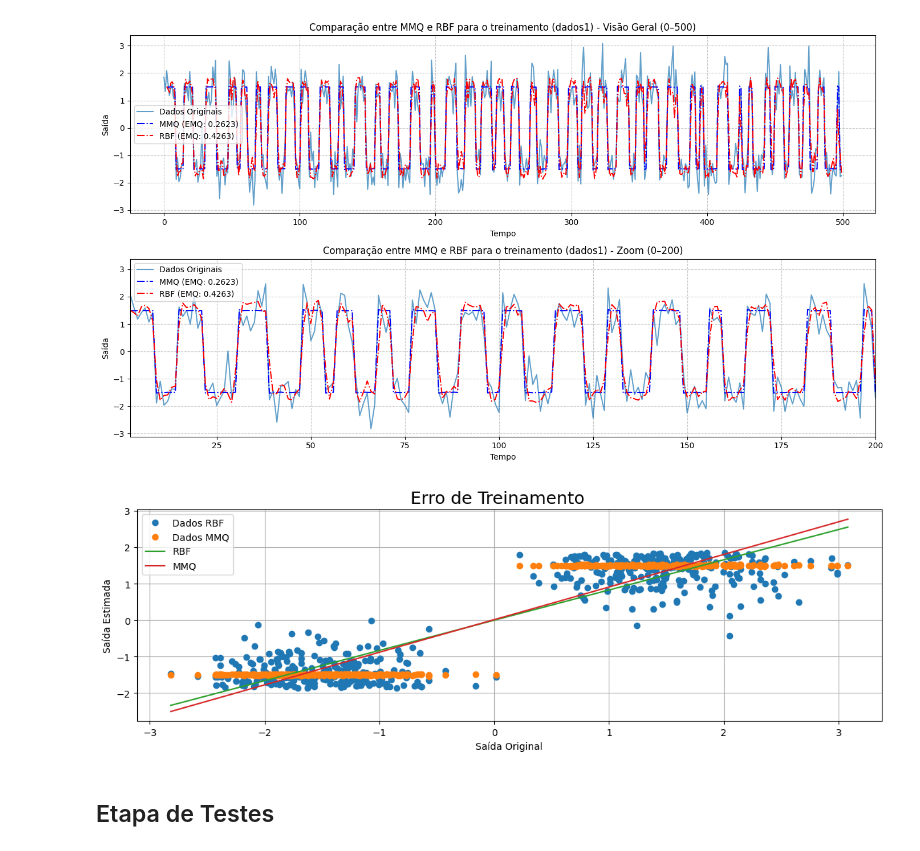
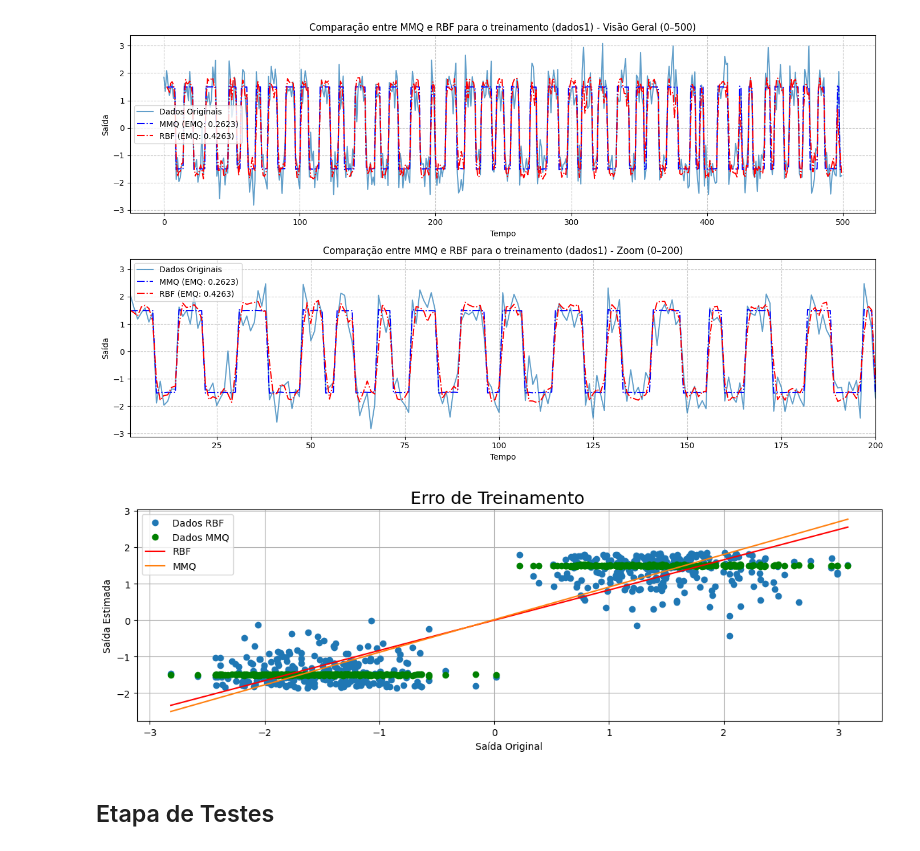
Before and after one commit to DanielMedeiros1/Projeto_MMQ_RBF_CN, a Jupyter notebook: Projeto_U2.ipynb, the cells around one changed output. Cells and saved outputs as stored; diff of their text form; code cells hidden in the pictures.

```diff
--- a/Projeto_U2.ipynb
+++ b/Projeto_U2.ipynb
@@ -168,30 +168,30 @@ plt.show()
 # %%
 import numpy as np
 import matplotlib.pyplot as plt
 
 
 p1_rbf = np.poly1d(np.polyfit(Y, y_est, 1))
 p1_mmq = np.poly1d(np.polyfit(Y, y_est_MMQ, 1))
 
 t1 = np.linspace(min(min(Y), min(Y)),
                  max(max(Y), max(Y)), 500)
 
 plt.figure(figsize=(14, 4))
 plt.suptitle("Erro de Treinamento", fontsize=18, y=0.95)
 
 plt.plot(Y, y_est, 'o', label='Dados RBF')
-plt.plot(Y, y_est_MMQ, 'o', label='Dados MMQ')
+plt.plot(Y, y_est_MMQ, 'o',color="green", label='Dados MMQ')
 
-plt.plot(t1, p1_rbf(t1), '-', label='RBF')
+plt.plot(t1, p1_rbf(t1), '-', color="red", label='RBF')
 plt.plot(t1, p1_mmq(t1), '-', label='MMQ')
 
 plt.xlabel("Saída Original")
 plt.ylabel("Saída Estimada")
 plt.legend()
 plt.grid(True)
 plt.show()
 # %% [output]
-[figure, old version]
+[figure, new version]
 # %% [markdown]
 ## Etapa de Testes
 # %%
```
Also changed, not shown: parts of 1 cell of this notebook.
